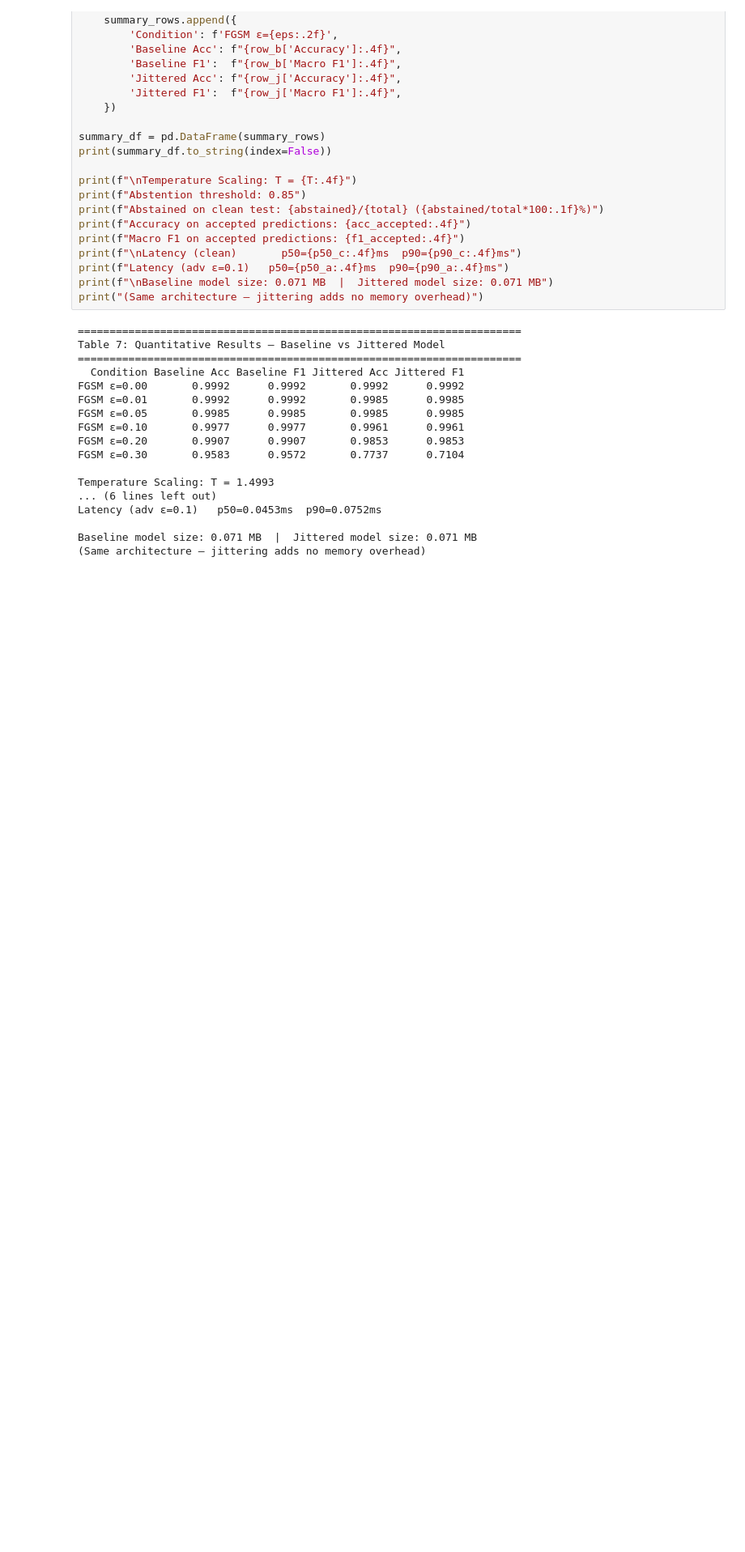
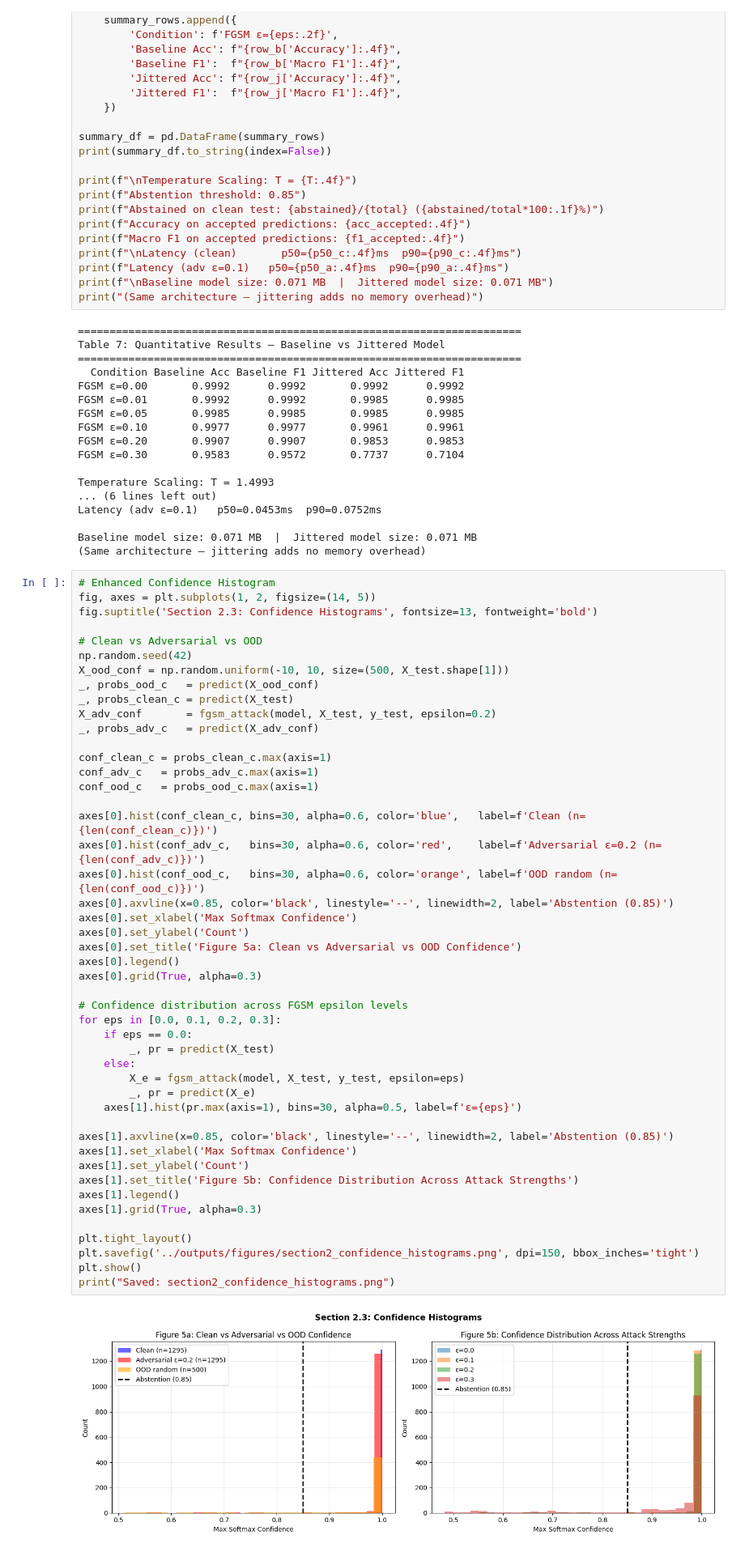
Before and after one commit to gaatma/ev-ocpp-fl-ids, a Jupyter notebook: notebooks/03_robustness.ipynb, the cells around one changed output. Shown at 81% size. Cells and saved outputs as stored; diff of their text form; blank space fills up the shorter version.

Commit message:
Milestone 3: Section 2 section2_confidence_histograms and Quantitative Results

```diff
--- a/notebooks/03_robustness.ipynb
+++ b/notebooks/03_robustness.ipynb
@@ -807,3 +807,52 @@ Latency (adv ε=0.1)   p50=0.0453ms  p90=0.0752ms
 
 Baseline model size: 0.071 MB  |  Jittered model size: 0.071 MB
 (Same architecture — jittering adds no memory overhead)
+# %%
+# Enhanced Confidence Histogram
+fig, axes = plt.subplots(1, 2, figsize=(14, 5))
+fig.suptitle('Section 2.3: Confidence Histograms', fontsize=13, fontweight='bold')
+
+# Clean vs Adversarial vs OOD
+np.random.seed(42)
+X_ood_conf = np.random.uniform(-10, 10, size=(500, X_test.shape[1]))
+_, probs_ood_c   = predict(X_ood_conf)
+_, probs_clean_c = predict(X_test)
+X_adv_conf       = fgsm_attack(model, X_test, y_test, epsilon=0.2)
+_, probs_adv_c   = predict(X_adv_conf)
+
+conf_clean_c = probs_clean_c.max(axis=1)
+conf_adv_c   = probs_adv_c.max(axis=1)
+conf_ood_c   = probs_ood_c.max(axis=1)
+
+axes[0].hist(conf_clean_c, bins=30, alpha=0.6, color='blue',   label=f'Clean (n={len(conf_clean_c)})')
+axes[0].hist(conf_adv_c,   bins=30, alpha=0.6, color='red',    label=f'Adversarial ε=0.2 (n={len(conf_adv_c)})')
+axes[0].hist(conf_ood_c,   bins=30, alpha=0.6, color='orange', label=f'OOD random (n={len(conf_ood_c)})')
+axes[0].axvline(x=0.85, color='black', linestyle='--', linewidth=2, label='Abstention (0.85)')
+axes[0].set_xlabel('Max Softmax Confidence')
+axes[0].set_ylabel('Count')
+axes[0].set_title('Figure 5a: Clean vs Adversarial vs OOD Confidence')
+axes[0].legend()
+axes[0].grid(True, alpha=0.3)
+
+# Confidence distribution across FGSM epsilon levels
+for eps in [0.0, 0.1, 0.2, 0.3]:
+    if eps == 0.0:
+        _, pr = predict(X_test)
+    else:
+        X_e = fgsm_attack(model, X_test, y_test, epsilon=eps)
+        _, pr = predict(X_e)
+    axes[1].hist(pr.max(axis=1), bins=30, alpha=0.5, label=f'ε={eps}')
+
+axes[1].axvline(x=0.85, color='black', linestyle='--', linewidth=2, label='Abstention (0.85)')
+axes[1].set_xlabel('Max Softmax Confidence')
+axes[1].set_ylabel('Count')
+axes[1].set_title('Figure 5b: Confidence Distribution Across Attack Strengths')
+axes[1].legend()
+axes[1].grid(True, alpha=0.3)
+
+plt.tight_layout()
+plt.savefig('../outputs/figures/section2_confidence_histograms.png', dpi=150, bbox_inches='tight')
+plt.show()
+print("Saved: section2_confidence_histograms.png")
+# %% [output]
+[figure, added]
```
Also changed, not shown: parts of 2 cells of this notebook, 1 other file.
